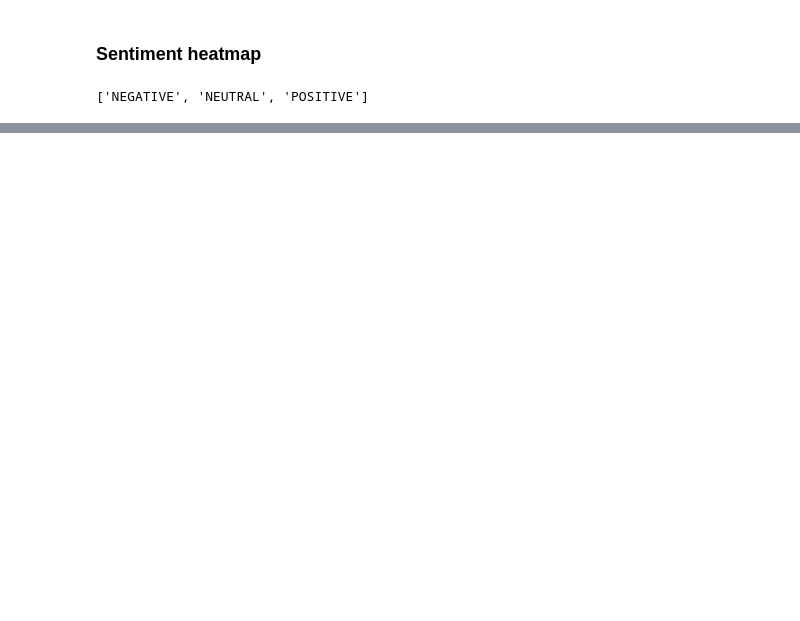
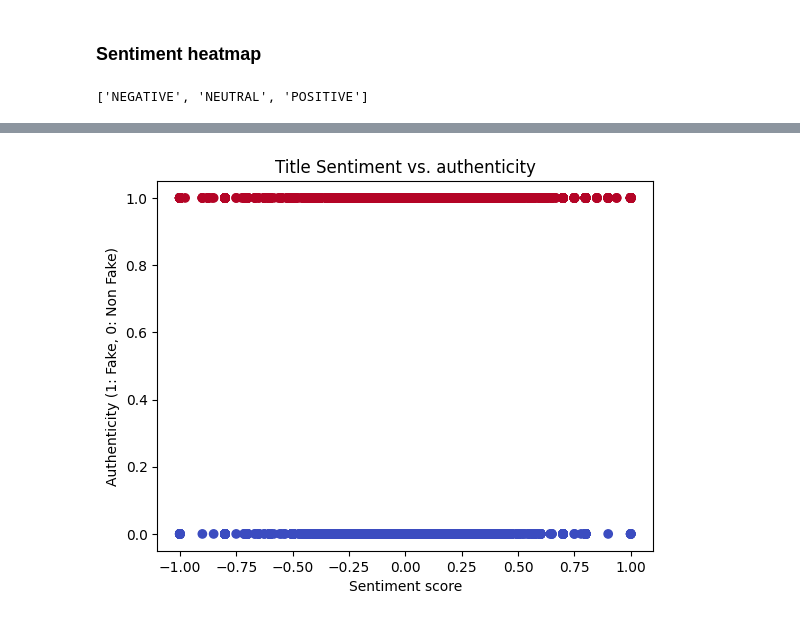
Before and after one commit to lvvittor/nlp, a Jupyter notebook: notebooks/eda.ipynb, the cells around one changed output, grey strips where cells are left out. Saved outputs shown, nothing was run; the diff lists cells and outputs as text; code cells hidden in the pictures; blank space fills up the shorter version.

```diff
--- a/notebooks/eda.ipynb
+++ b/notebooks/eda.ipynb
@@ -174,0 +202,6 @@ plt.show()
+# %%
+sentiment_analysis = train.copy()
+sentiment_analysis['title_sentiment'] = sentiment_analysis['title'].astype(str).apply(lambda x: TextBlob(x).sentiment.polarity)
+sentiment_analysis['content_sentiment'] = sentiment_analysis['text'].astype(str).apply(lambda x: TextBlob(x).sentiment.polarity)
+sentiment_analysis['title_sentiment_category'] = sentiment_analysis['title_sentiment'].apply(discretize_sentiment)
+sentiment_analysis['content_sentiment_category'] = sentiment_analysis['content_sentiment'].apply(discretize_sentiment)
@@ -174,0 +215,8 @@ plt.show()
+# %%
+plt.scatter(sentiment_analysis['title_sentiment'], sentiment_analysis['label'], c=sentiment_analysis['label'], cmap='coolwarm')
+plt.xlabel('Sentiment score')
+plt.ylabel('Authenticity (1: Fake, 0: Non Fake)')
+plt.title('Title Sentiment vs. authenticity')
+plt.show()
+# %% [output]
+[figure, added]
```
Also changed, not shown: parts of 13 cells of this notebook.
